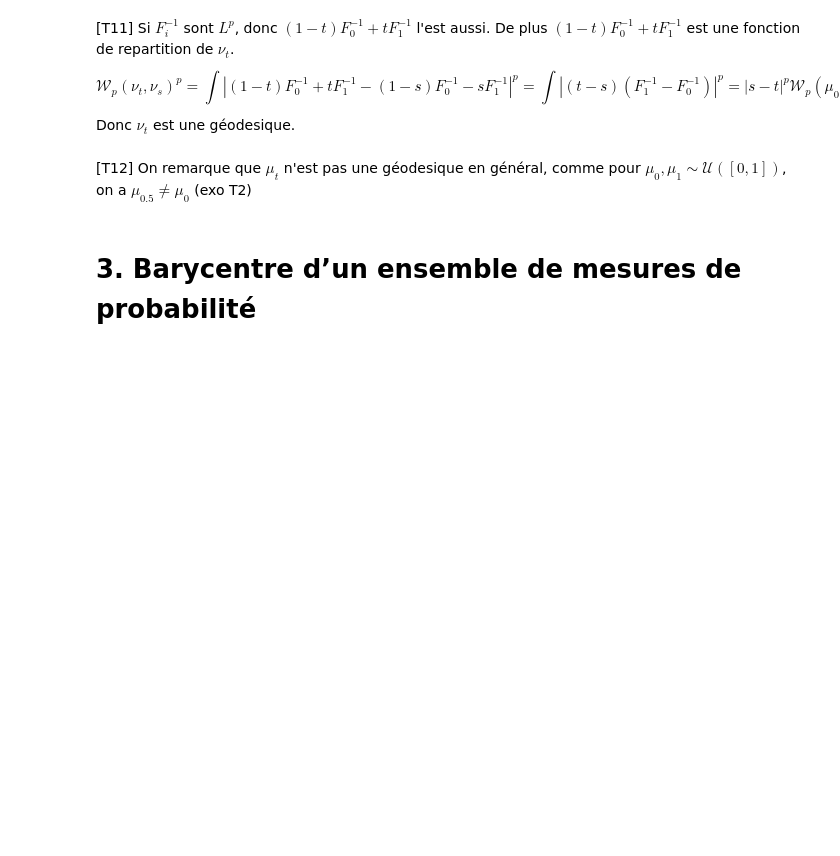
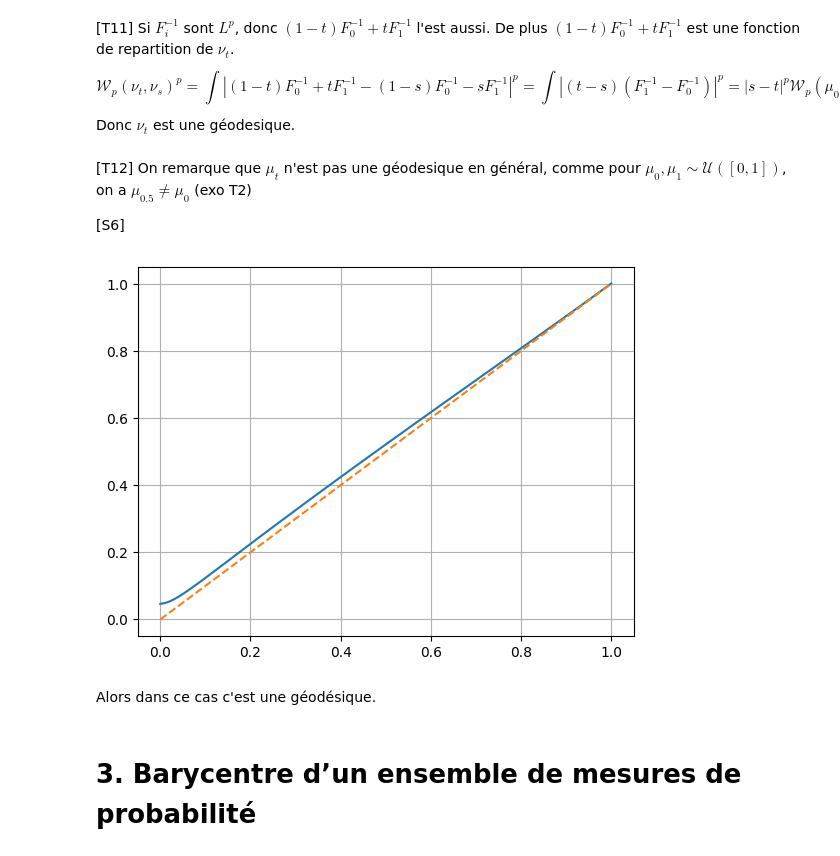
Before and after one commit to GPotoshin/Interpolation-entre-mesures-de-probabilit-s-Python-Project, a Jupyter notebook: final_notebook.ipynb, the cells around one changed output. Drawn from its saved outputs; the diff is of its cells as text; code cells hidden in the pictures; blank space fills up the shorter version.

```diff
--- a/final_notebook.ipynb
+++ b/final_notebook.ipynb
@@ -470,6 +470,32 @@ $$
 Donc $\nu_t$ est une géodesique.
 # %% [markdown]
 [T12] On remarque que $\mu_t$ n'est pas une géodesique en général, comme pour $\mu_0,\mu_1\sim\mathcal U([0,1])$, on a $\mu_{0.5}\neq \mu_0$ (exo T2)
+
+[S6]
+# %%
+N = 5000
+grid_x = np.linspace(-5, 6, 2000)
+pdf0 = norm.pdf(grid_x, 0, 1)
+pdf1 = norm.pdf(grid_x, 1, 1)
+
+X = np.sort(norm(0, 1).rvs(N))
+u = np.sort(np.random.uniform(0, 1, N))
+Lt = np.linspace(0, 1, 100)
+Ly = []
+
+for t in Lt:
+    cdf_t = np.cumsum((1 - t) * pdf0 + t * pdf1)
+    Y_t = np.interp(u, cdf_t / cdf_t[-1], grid_x)
+    Ly.append(np.sqrt(np.mean((X - Y_t) ** 2)))
+
+plt.plot(Lt, Ly)
+plt.plot(Lt, Lt , "--")
+plt.grid()
+plt.show()
+# %% [output]
+[figure, added]
+# %% [markdown]
+Alors dans ce cas c'est une géodésique.
 # %% [markdown]
 # 3. Barycentre d’un ensemble de mesures de probabilité
 # %% [markdown]
```
Also changed, not shown: parts of 7 cells of this notebook, 1 other file.
